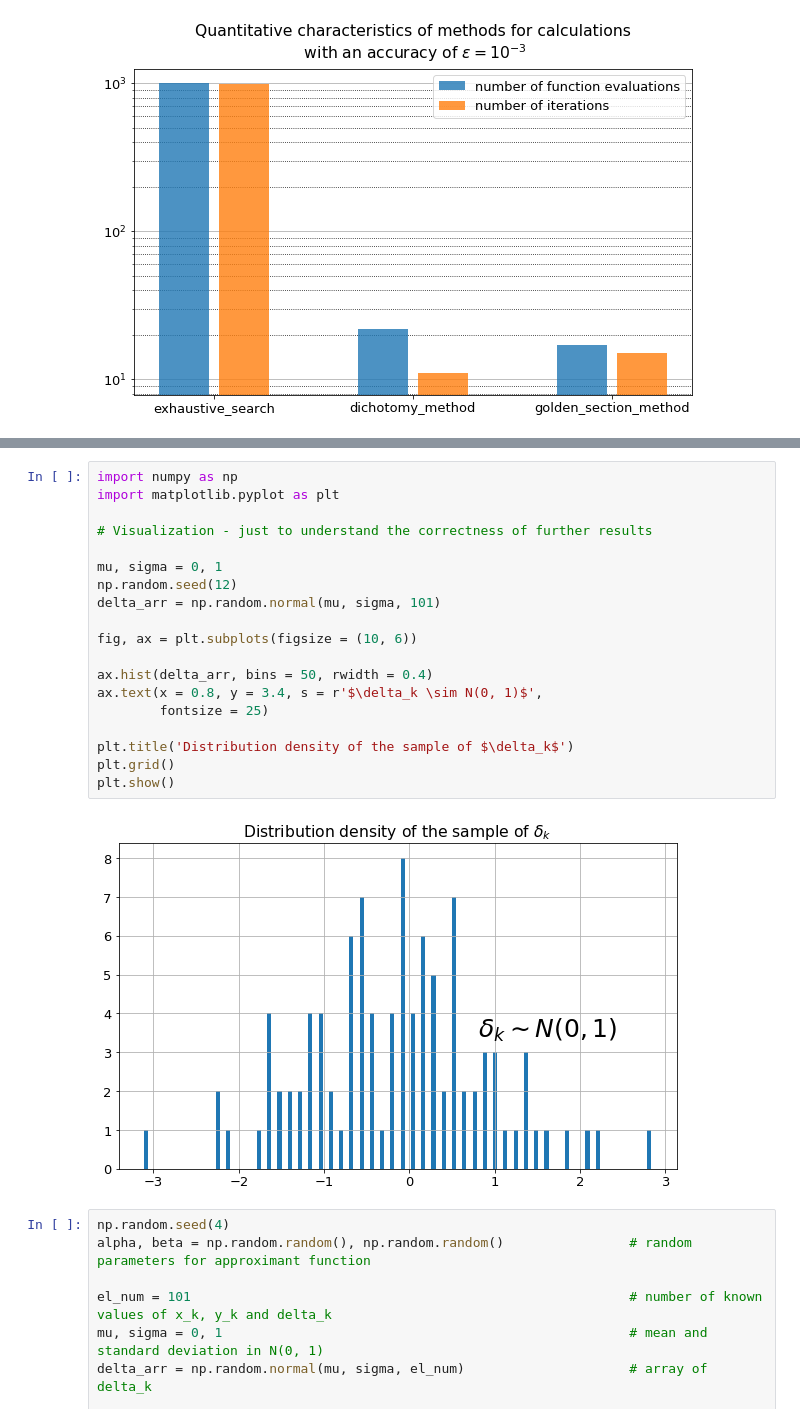
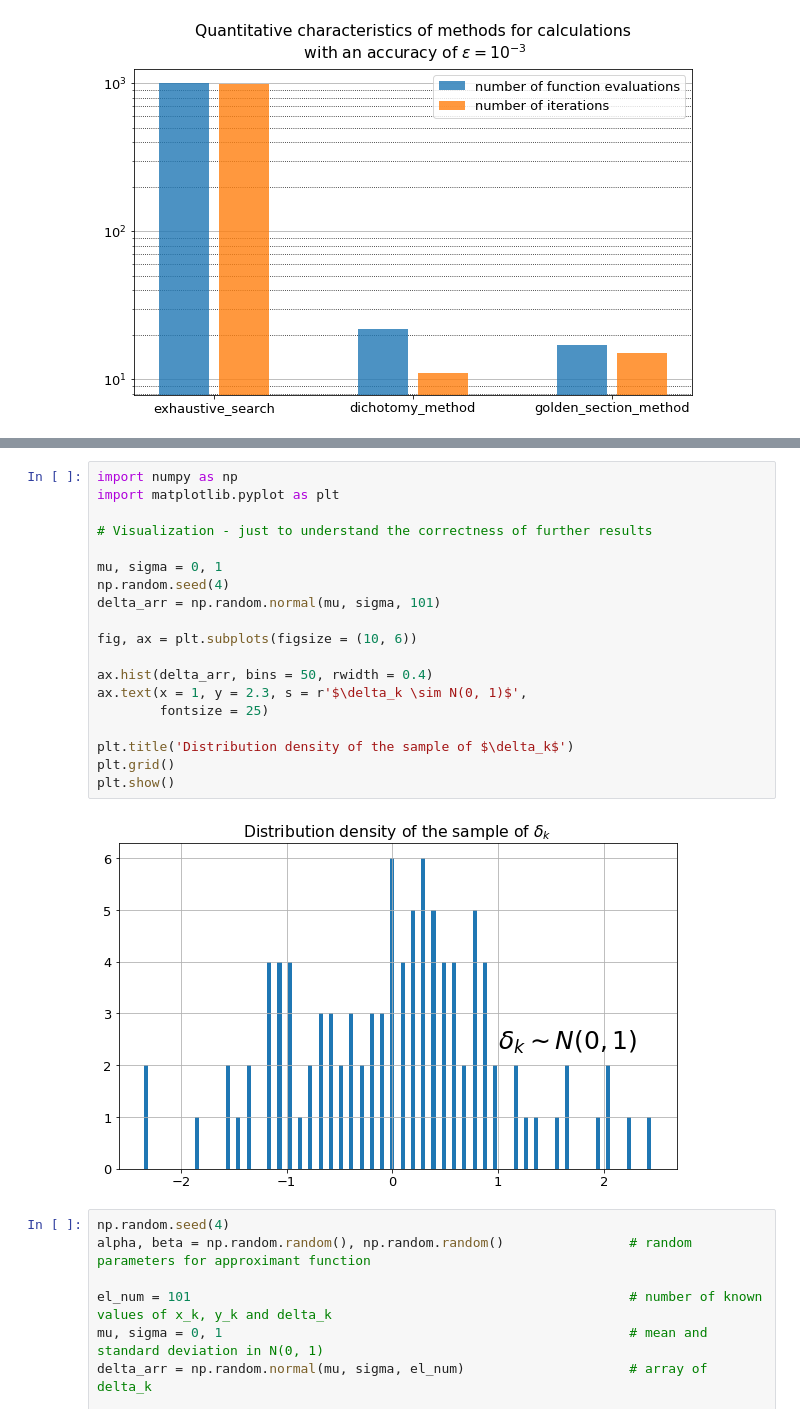
Before and after one commit to belpablo/Algorithms-21, a Jupyter notebook: Lab_2_redo.ipynb, the cells around one changed output, grey strips where cells are left out. Saved outputs shown, nothing was run; the diff lists cells and outputs as text.

```diff
--- a/Lab_2_redo.ipynb
+++ b/Lab_2_redo.ipynb
@@ -259,24 +261,24 @@ fig.savefig('bars.png')
 # %%
 import numpy as np
 import matplotlib.pyplot as plt
 
 # Visualization - just to understand the correctness of further results
 
 mu, sigma = 0, 1
-np.random.seed(12)
+np.random.seed(4)
 delta_arr = np.random.normal(mu, sigma, 101)
 
 fig, ax = plt.subplots(figsize = (10, 6))
 
 ax.hist(delta_arr, bins = 50, rwidth = 0.4)
-ax.text(x = 0.8, y = 3.4, s = r'$\delta_k \sim N(0, 1)$',
+ax.text(x = 1, y = 2.3, s = r'$\delta_k \sim N(0, 1)$',
         fontsize = 25)
 
 plt.title('Distribution density of the sample of $\delta_k$')
 plt.grid()
 plt.show()
 # %% [output]
-[figure, old version]
+[figure, new version]
 # %%
 np.random.seed(4)
 alpha, beta = np.random.random(), np.random.random()                # random parameters for approximant function
```
Also changed, not shown: parts of 7 cells of this notebook.
